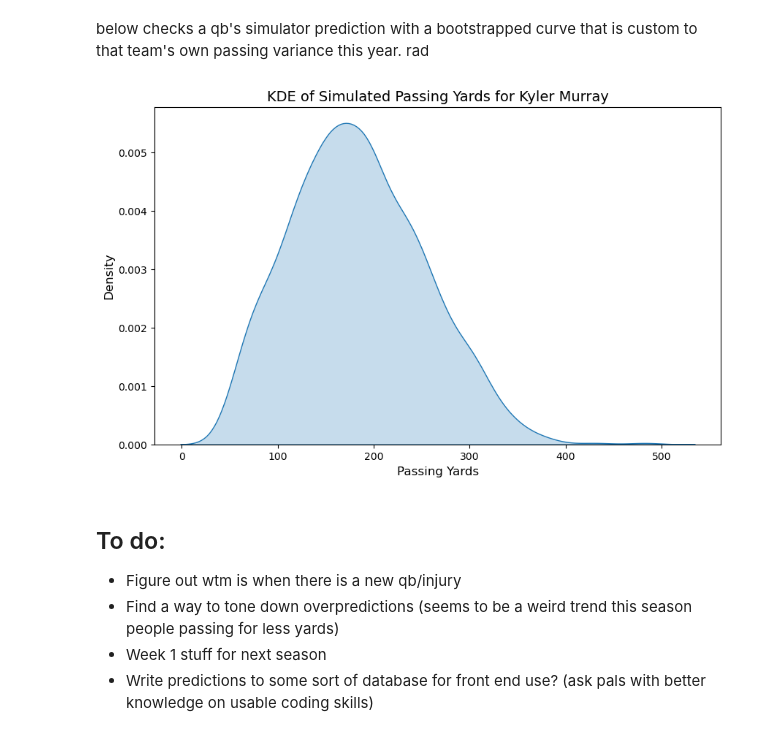
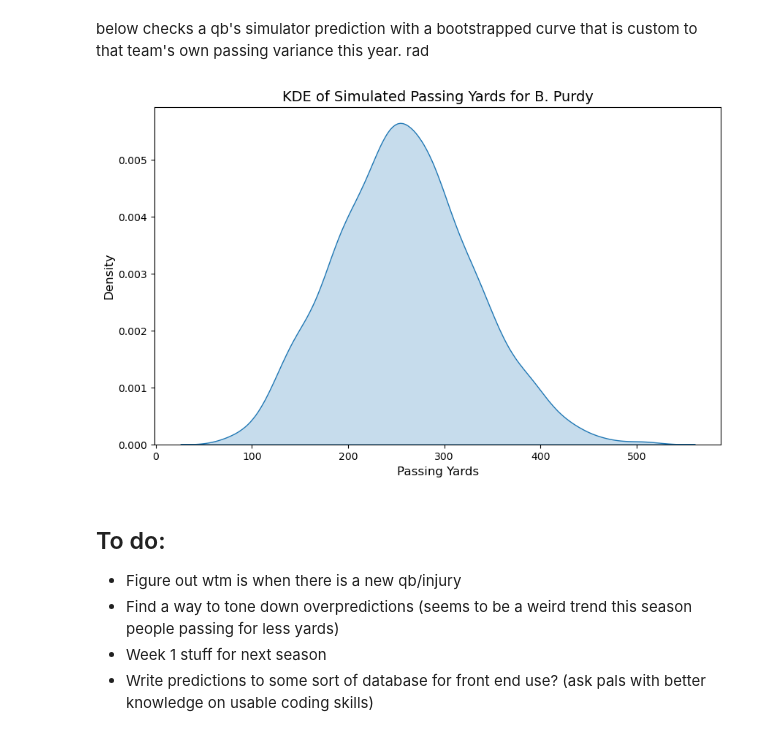
Before and after one commit to bhuggard/MidpointMadness, a Jupyter notebook: MidpointMadnessMainNotebook.ipynb, the cells around one changed output. Cells and saved outputs as stored; diff of their text form; code cells hidden in the pictures.

```diff
--- a/MidpointMadnessMainNotebook.ipynb
+++ b/MidpointMadnessMainNotebook.ipynb
@@ -937,23 +1000,23 @@ below checks a qb's simulator prediction with a bootstrapped curve that is custo
 # %%
 # Example: Visualize Kyler Murray's simulated passing yard
 
 #Put a starting QB In here to view the bootstrapped dist monte carlo simulation output
-simulations = qb_simulations['Spencer Rattler']
+simulations = qb_simulations['Brock Purdy']
 
 # Example: Visualize Kyler Murray's simulated passing yards using KDE plot
 plt.figure(figsize=(10, 6))
 sns.kdeplot(simulations, fill=True)
 
 # Add titles and labels
-plt.title("KDE of Simulated Passing Yards for Kyler Murray", fontsize=14)
+plt.title("KDE of Simulated Passing Yards for B. Purdy", fontsize=14)
 plt.xlabel("Passing Yards", fontsize=12)
 plt.ylabel("Density", fontsize=12)
 
 # Show the plot
 
 plt.show()
 # %% [output]
-[figure, old version]
+[figure, new version]
 # %% [markdown]
 ## To do:
 * Figure out wtm is when there is a new qb/injury
```
Also changed, not shown: parts of 13 cells of this notebook, 1 other file.
